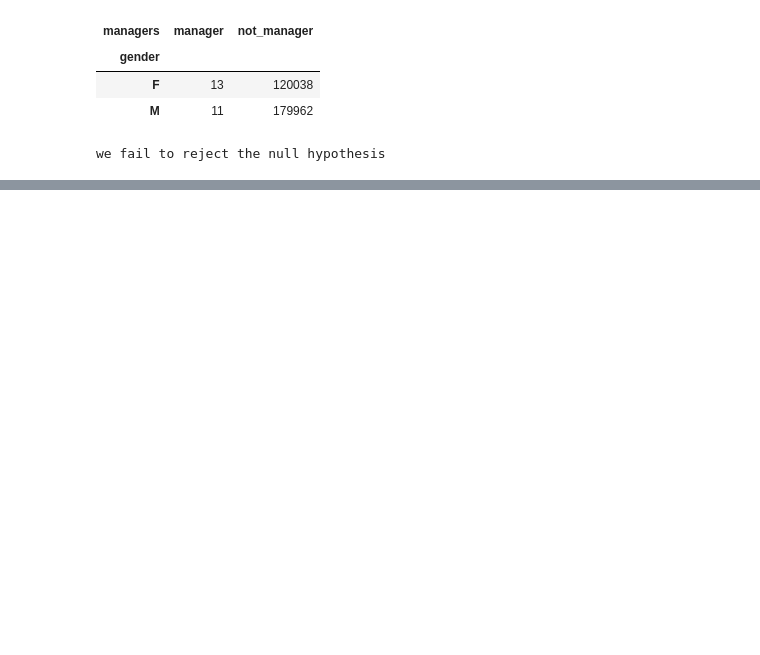
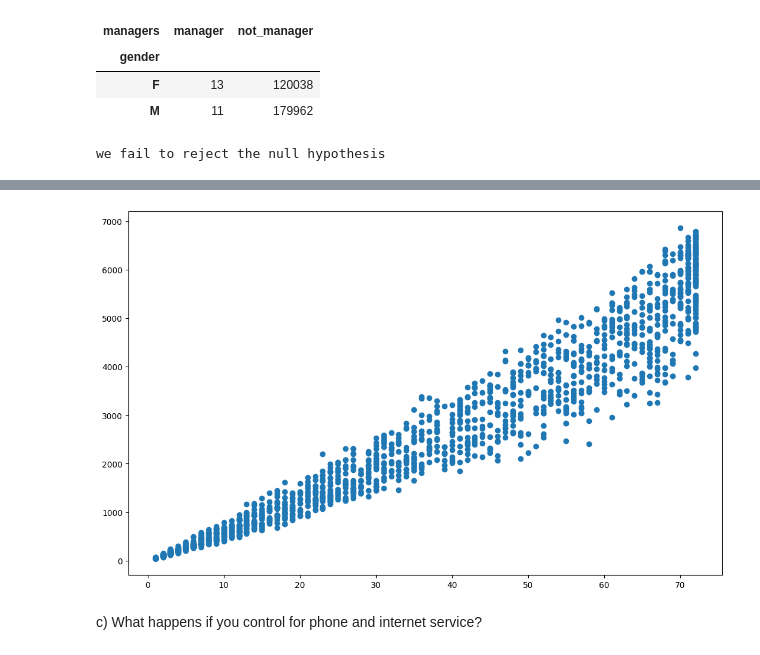
Before and after one commit to TheodoreQuansah/statistics-exercises, a Jupyter notebook: hypothesis_testing.ipynb, the cells around one changed output, grey strips where cells are left out. Drawn from its saved outputs; the diff is of its cells as text; code cells hidden in the pictures; blank space fills up the shorter version.

```diff
--- a/hypothesis_testing.ipynb
+++ b/hypothesis_testing.ipynb
@@ -259,0 +341,9 @@ we fail to reject the null hypothesis
+# %%
+tc.total_charges = tc.total_charges.replace(' ', np.nan)
+tc.total_charges = tc.total_charges.astype(float)
+# %%
+plt.figure(figsize=(13, 8))
+plt.scatter(tc.tenure, tc.total_charges)
+plt.show()
+# %% [output]
+[figure, added]
@@ -259,0 +362,2 @@ we fail to reject the null hypothesis
+# %% [markdown]
+c) What happens if you control for phone and internet service?
```
Also changed, not shown: parts of 63 cells of this notebook.
